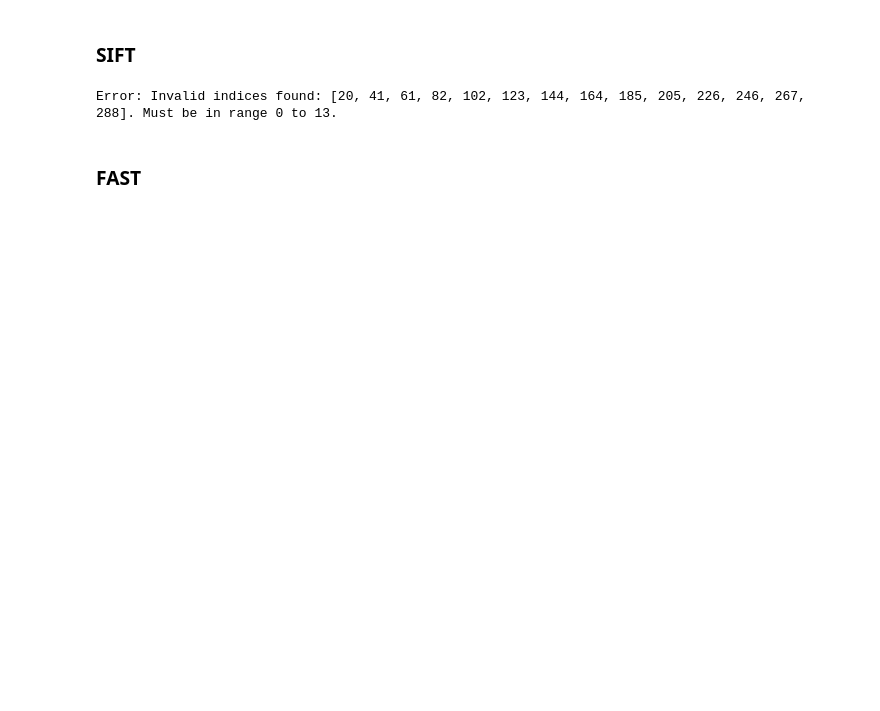
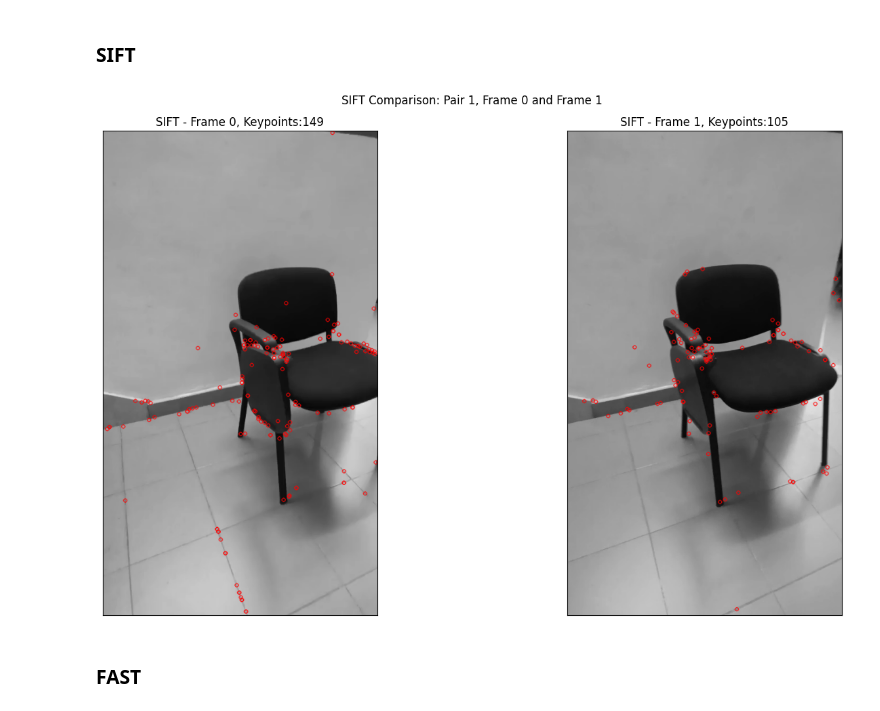
Before and after one commit to Matthew-Pirotta/Video-CV, a Jupyter notebook: notebooks/main.ipynb, the cells around one changed output. Cells and saved outputs as stored; diff of their text form; code cells hidden in the pictures; blank space fills up the shorter version.

```diff
--- a/notebooks/main.ipynb
+++ b/notebooks/main.ipynb
@@ -145,9 +169,9 @@ Error: Invalid indices found: [20, 41, 61, 82, 102, 123, 144, 164, 185, 205, 226
 # %% [markdown]
 ### SIFT
 # %%
-run_feature_detector_pairs(frames, pair_indices, detect_sift, title_prefix="SIFT")
+run_feature_detector_pairs(frames, display_indices, pair_indices, detect_sift,"SIFT",  title_prefix="SIFT")
 # %% [output]
-Error: Invalid indices found: [20, 41, 61, 82, 102, 123, 144, 164, 185, 205, 226, 246, 267, 288]. Must be in range 0 to 13.
+[figure, added]
 # %% [markdown]
 ### FAST
 # %%
```
Also changed, not shown: parts of 12 cells of this notebook.
